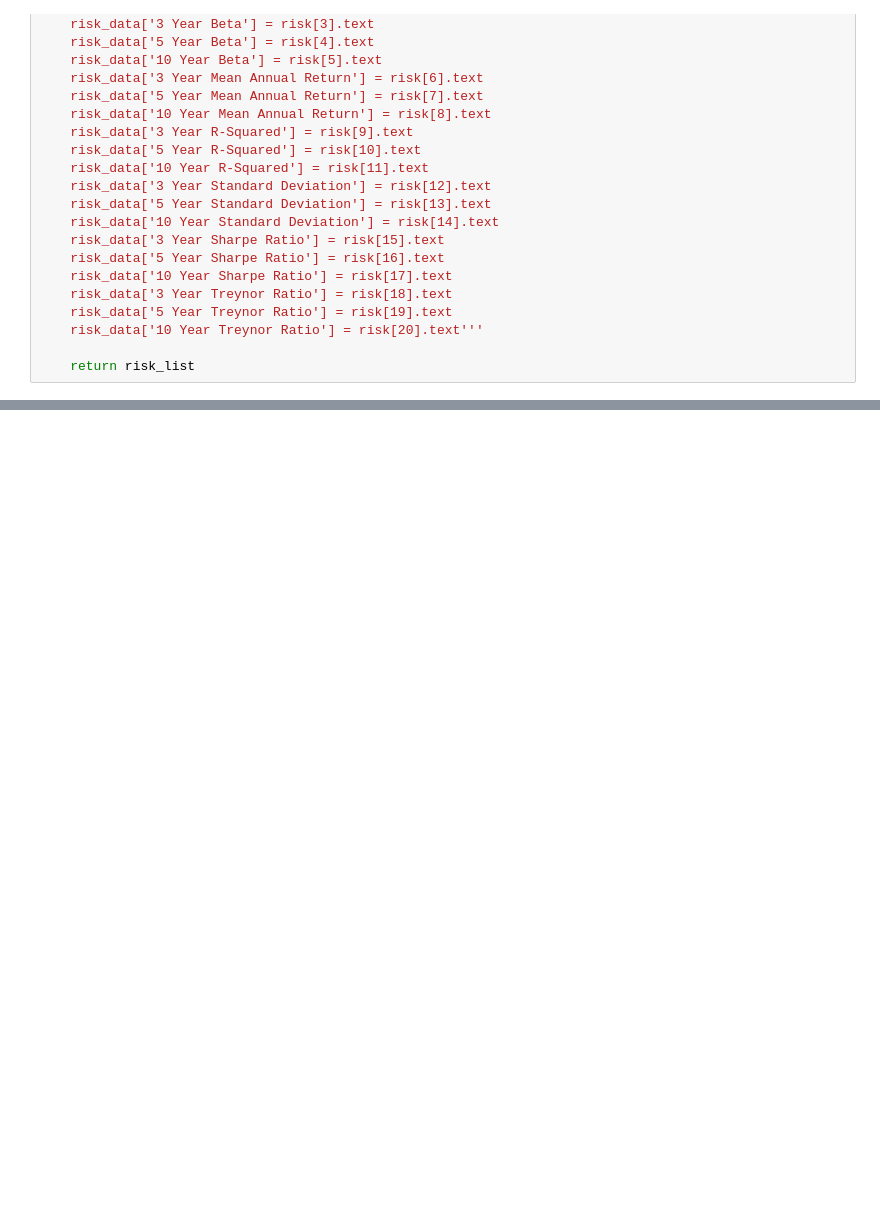
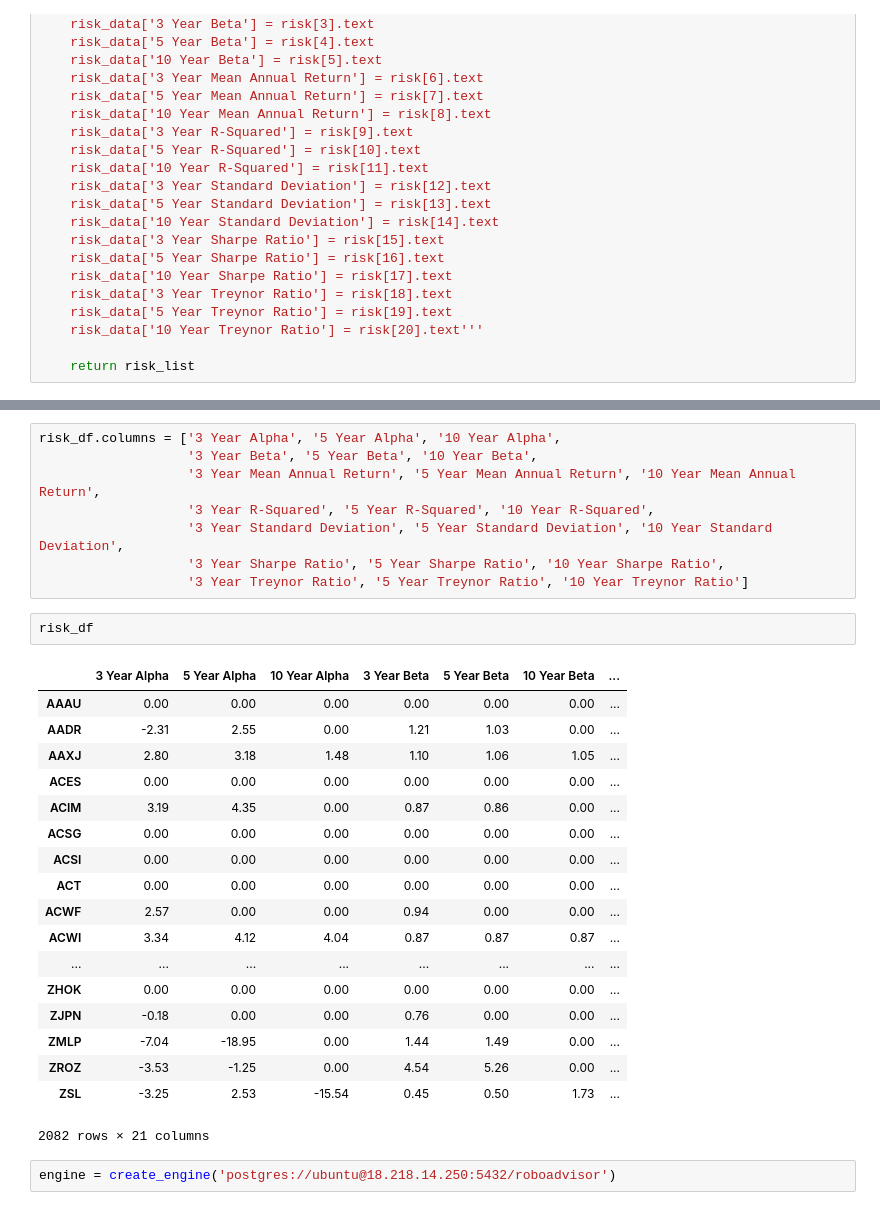
Before and after one commit to stephenilhardt/Roboadvisor, a Jupyter notebook: risk.ipynb, the cells around one changed output, grey strips where cells are left out. Cells and saved outputs as stored; diff of their text form; blank space fills up the shorter version.

```diff
--- a/risk.ipynb
+++ b/risk.ipynb
@@ -139,0 +315,31 @@ len(risk_data)
+# %%
+risk_df.columns = ['3 Year Alpha', '5 Year Alpha', '10 Year Alpha',
+                   '3 Year Beta', '5 Year Beta', '10 Year Beta',
+                   '3 Year Mean Annual Return', '5 Year Mean Annual Return', '10 Year Mean Annual Return',
+                   '3 Year R-Squared', '5 Year R-Squared', '10 Year R-Squared',
+                   '3 Year Standard Deviation', '5 Year Standard Deviation', '10 Year Standard Deviation',
+                   '3 Year Sharpe Ratio', '5 Year Sharpe Ratio', '10 Year Sharpe Ratio',
+                   '3 Year Treynor Ratio', '5 Year Treynor Ratio', '10 Year Treynor Ratio']
+# %%
+risk_df
+# %% [output]
+|  | 3 Year Alpha | 5 Year Alpha | 10 Year Alpha | 3 Year Beta | 5 Year Beta | 10 Year Beta | ... |
+| AAAU | 0.00 | 0.00 | 0.00 | 0.00 | 0.00 | 0.00 | ... |
+| AADR | -2.31 | 2.55 | 0.00 | 1.21 | 1.03 | 0.00 | ... |
+| AAXJ | 2.80 | 3.18 | 1.48 | 1.10 | 1.06 | 1.05 | ... |
+| ACES | 0.00 | 0.00 | 0.00 | 0.00 | 0.00 | 0.00 | ... |
+| ACIM | 3.19 | 4.35 | 0.00 | 0.87 | 0.86 | 0.00 | ... |
+| ACSG | 0.00 | 0.00 | 0.00 | 0.00 | 0.00 | 0.00 | ... |
+| ACSI | 0.00 | 0.00 | 0.00 | 0.00 | 0.00 | 0.00 | ... |
+| ACT | 0.00 | 0.00 | 0.00 | 0.00 | 0.00 | 0.00 | ... |
+| ACWF | 2.57 | 0.00 | 0.00 | 0.94 | 0.00 | 0.00 | ... |
+| ACWI | 3.34 | 4.12 | 4.04 | 0.87 | 0.87 | 0.87 | ... |
+| ... | ... | ... | ... | ... | ... | ... | ... |
+| ZHOK | 0.00 | 0.00 | 0.00 | 0.00 | 0.00 | 0.00 | ... |
+| ZJPN | -0.18 | 0.00 | 0.00 | 0.76 | 0.00 | 0.00 | ... |
+| ZMLP | -7.04 | -18.95 | 0.00 | 1.44 | 1.49 | 0.00 | ... |
+| ZROZ | -3.53 | -1.25 | 0.00 | 4.54 | 5.26 | 0.00 | ... |
+| ZSL | -3.25 | 2.53 | -15.54 | 0.45 | 0.50 | 1.73 | ... |
+2082 rows × 21 columns
+# %%
+engine = create_engine('postgres://ubuntu@18.218.14.250:5432/roboadvisor')
```
Also changed, not shown: parts of 30 cells of this notebook, 11 other files.
